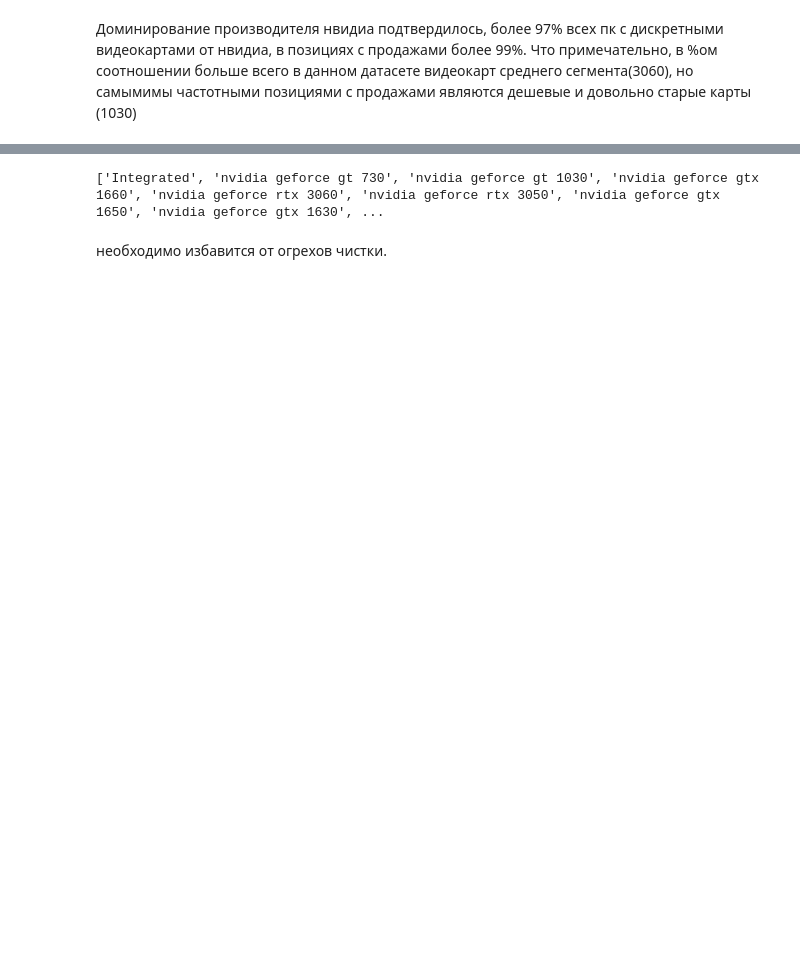
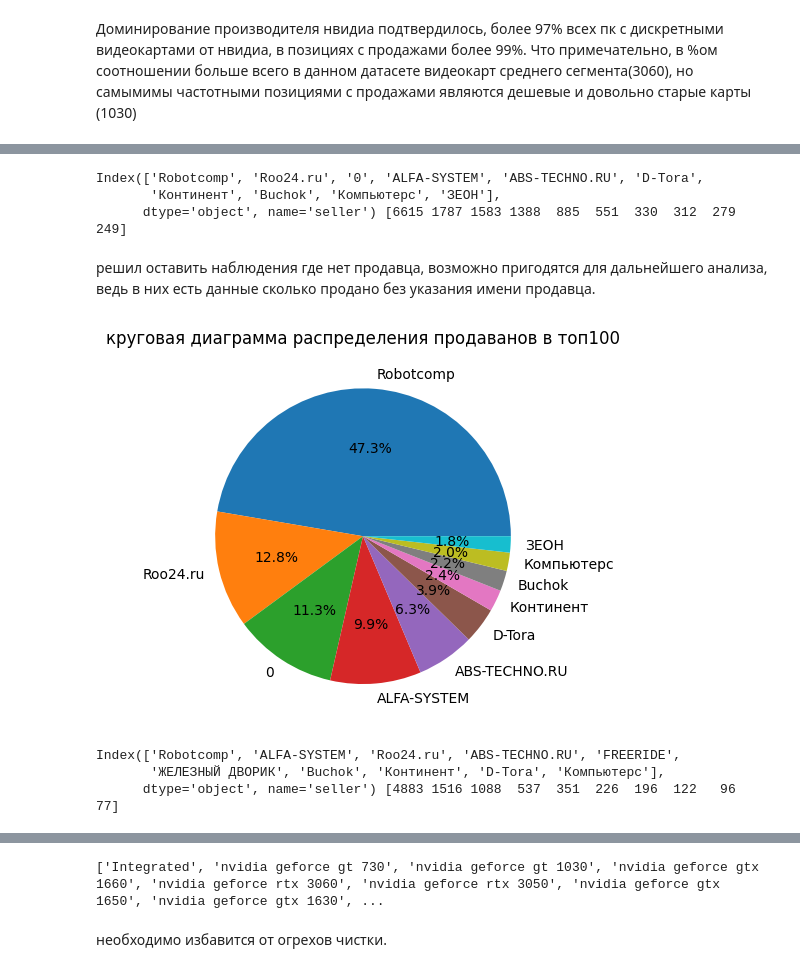
Before and after one commit to EZSib/data_-analytics2023, a Jupyter notebook: practice_eda_Efim.ipynb, the cells around one changed output, grey strips where cells are left out. Drawn from its saved outputs; the diff is of its cells as text; code cells hidden in the pictures; blank space fills up the shorter version.

```diff
--- a/practice_eda_Efim.ipynb
+++ b/practice_eda_Efim.ipynb
@@ -1220,0 +1206,32 @@ top100['seller'].value_counts()
+# %%
+seller_w_s = ds.groupby('seller')['sales'].sum()
+top10seller = seller_w_s.sort_values(ascending=False)[:10]
+# top10seller = top10seller.drop (index= '0' )
+top10seller
+top10seller_lbl = top10seller.index
+top10seller_val = top10seller.values
+print(top10seller_lbl, top10seller_val)
+# %% [output]
+Index(['Robotcomp', 'Roo24.ru', '0', 'ALFA-SYSTEM', 'ABS-TECHNO.RU', 'D-Tora',
+       'Континент', 'Buchok', 'Компьютерс', 'ЗЕОН'],
+      dtype='object', name='seller') [6615 1787 1583 1388  885  551  330  312  279  249]
+# %% [markdown]
+решил оставить наблюдения где нет продавца, возможно пригодятся для дальнейшего анализа, ведь в них есть данные сколько продано без указания имени продавца.
+# %%
+plt.pie(top10seller.values, labels = top10seller_lbl,  autopct='%.1f%%')
+plt.title('круговая диаграмма распределения продаванов в топ100')
+plt.show()
+# %% [output]
+[figure, added]
+# %%
+seller_w_f = ds.groupby('seller')['feedbacks'].sum()
+top10s_f = seller_w_f.sort_values(ascending=False)[:10]
+# top10seller = top10seller.drop (index= '0' )
+top10s_f
+top10s_f_lbl = top10s_f.index
+top10s_f_val = top10s_f.values
+print(top10s_f_lbl, top10s_f_val)
+# %% [output]
+Index(['Robotcomp', 'ALFA-SYSTEM', 'Roo24.ru', 'ABS-TECHNO.RU', 'FREERIDE',
+       'ЖЕЛЕЗНЫЙ ДВОРИК', 'Buchok', 'Континент', 'D-Tora', 'Компьютерс'],
+      dtype='object', name='seller') [4883 1516 1088  537  351  226  196  122   96   77]
```
Also changed, not shown: parts of 16 cells of this notebook.
